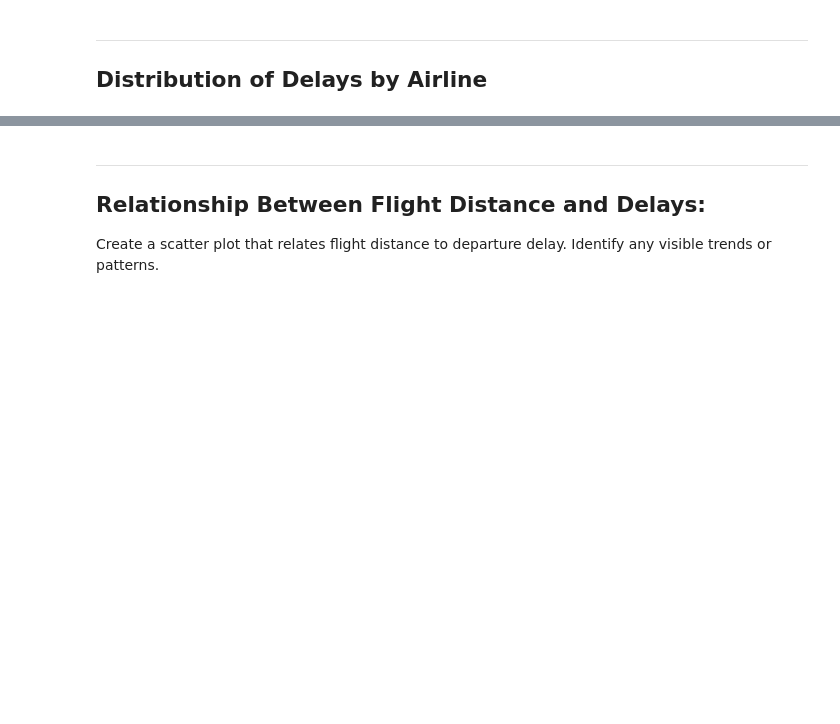
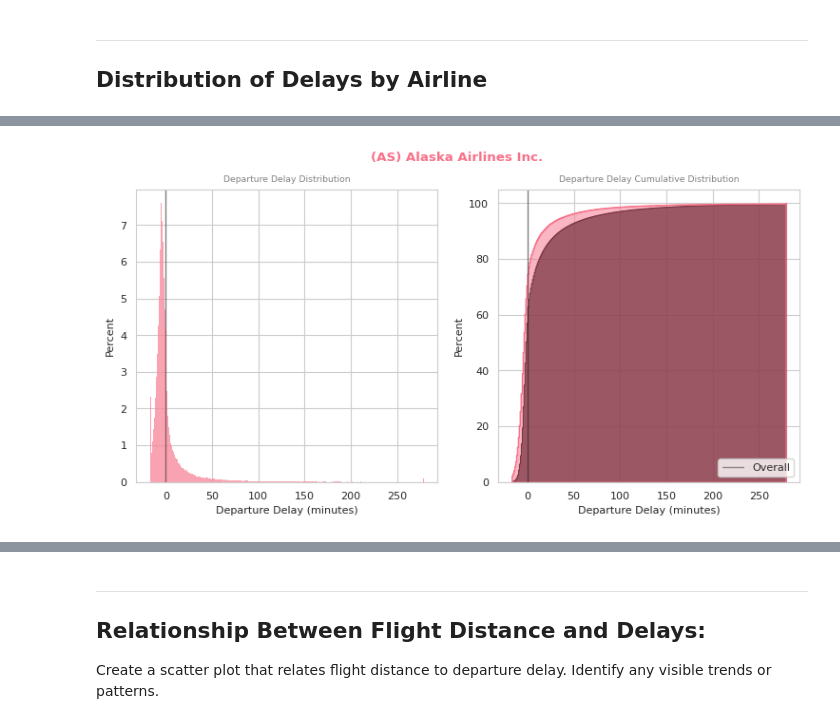
Before and after one commit to bmorbin/flights-delay, a Jupyter notebook: Cópia_de_D&N_Teste_de_Conhecimentos_em_Dados.ipynb, the cells around one changed output, grey strips where cells are left out. Drawn from its saved outputs; the diff is of its cells as text; code cells hidden in the pictures; blank space fills up the shorter version.

```diff
--- a/Cópia_de_D&N_Teste_de_Conhecimentos_em_Dados.ipynb
+++ b/Cópia_de_D&N_Teste_de_Conhecimentos_em_Dados.ipynb
@@ -806,0 +873,90 @@ app.run_server(debug=True, port='1', use_reloader=False)
+# %%
+airlines_name = tab_delays_airline.AIRLINE.unique().tolist()
+airlines_color = sns.color_palette('husl',len(airlines_name))
+# %%
+def draw_cdf_2airlines(airline, other_airline, axe, i):
+  sns.histplot(
+    data=tab_delays_airline.dropna(subset=['DEPARTURE_DELAYtrunc'])\
+                  .query(f'AIRLINE == "{other_airline}"'), x="DEPARTURE_DELAYtrunc",
+    element="step", fill=True,
+    cumulative=True, stat="percent", color='black', linewidth=0.8, ax=axe
+  )
+
+  sns.histplot(
+    data=tab_delays_airline.dropna(subset=['DEPARTURE_DELAYtrunc'])\
+                  .query(f'AIRLINE == "{airline}"'), x="DEPARTURE_DELAYtrunc",
+    element="step", fill=True,
+    cumulative=True, stat="percent", color=airlines_color[i], alpha=0.5, ax=axe
+  )
+  axe.axvline(x=0, color='black', alpha=0.4, linewidth=1)
+  axe.set_xlabel("Departure Delay (minutes)", fontsize='small')
+  axe.set_ylabel("Percent", fontsize='small')
+
+rest_airlines = airlines_name.copy()
+for i, airline in enumerate(airlines_name):
+  fig, (ax1,ax2) = plt.subplots(1,2, figsize=(9,4))
+
+  sns.histplot(tab_delays_airline.dropna(subset=['DEPARTURE_DELAYtrunc'])\
+                    .query(f'AIRLINE == "{airline}"'),
+                    x="DEPARTURE_DELAYtrunc",
+                    stat='percent', binwidth=1, color=airlines_colors[i], ax=ax1)
+  ax1.axvline(x=0, color='black', alpha=0.4, linewidth=1)
+  ax1.set_xlabel("Departure Delay (minutes)")
+  ax1.set_ylabel("Percent")
+  ax1.set_title('Departure Delay Distribution', color='grey',  fontsize='small')
+
+  sns.histplot(
+      data=tab_delays_airline.dropna(subset=['DEPARTURE_DELAYtrunc']), x="DEPARTURE_DELAYtrunc",
+      element="step", fill=True,
+      cumulative=True, stat="percent", color='black', linewidth=0.8, ax=ax2
+  )
+
+  sns.histplot(
+      data=tab_delays_airline.dropna(subset=['DEPARTURE_DELAYtrunc'])\
+                    .query(f'AIRLINE == "{airline}"'), x="DEPARTURE_DELAYtrunc",
+      element="step", fill=True,
+      cumulative=True, stat="percent", color=airlines_color[i], alpha=0.5, ax=ax2
+  )
+
+  ax2.axvline(x=0, color='black', alpha=0.4, linewidth=1, label='Overall')
+  ax2.set_xlabel("Departure Delay (minutes)")
+  ax2.set_ylabel("Percent")
+  ax2.set_title('Departure Delay Cumulative Distribution', color='grey',  fontsize='small')
+  ax2.legend(loc='lower right')
+
+  plt.suptitle(f'{airline}', color=airlines_color[i], fontweight='bold')
+
+  plt.show()
+
+  fig, axarr = plt.subplots(len(rest_airlines)-1,2, figsize=(9,4*(len(rest_airlines)-1)), sharey=True, sharex=False)
+  fig.suptitle(f'Cumulative Distribution {airline} VS. Others', color='grey',  fontsize='small')
+
+  arr_row = 0
+  for j, other_airline in enumerate(rest_airlines):
+    if len(rest_airlines)-1 == 1:
+      axe_neg = axarr[0]
+      axe_pos = axarr[1]
+    else:
+      axe_neg = axarr[arr_row,0]
+      axe_pos = axarr[arr_row,1]
+
+    if airline==other_airline:
+      arr_row -= 1
+      pass
+    else:
+      draw_cdf_2airlines(airline, other_airline, axe_neg, i)
+      draw_cdf_2airlines(airline, other_airline, axe_pos, i)
+
+      axe_neg.set_title(f'{airline} VS. {other_airline}', color='black',  fontsize='large', fontweight='bold', loc='left')
+      axe_neg.set_xlim(right=0)
+      axe_pos.set_xlim(left=0)
+
+      arr_row += 1
+
+  plt.tight_layout()
+  plt.show()
+  rest_airlines.remove(airline)
+  print("\n\n")
+  break
+# %% [output]
+[figure, added]
```
Also changed, not shown: parts of 13 cells of this notebook.
